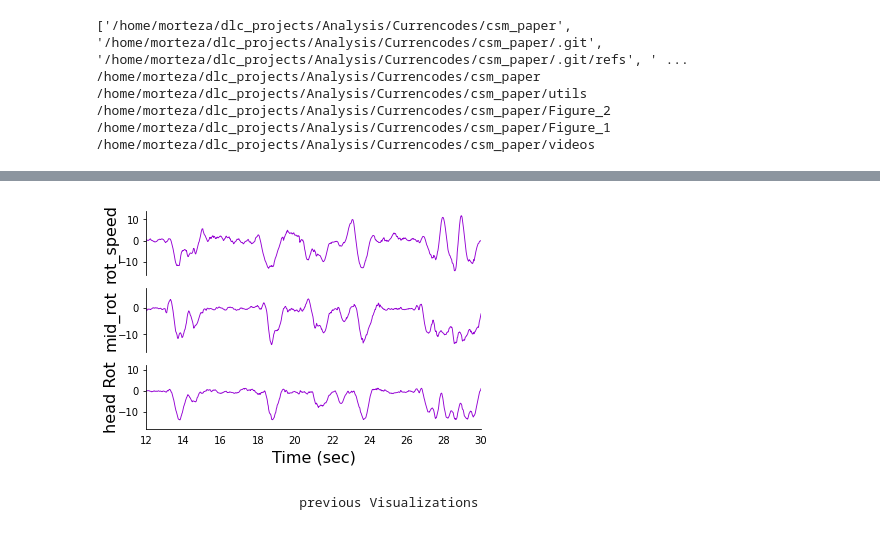
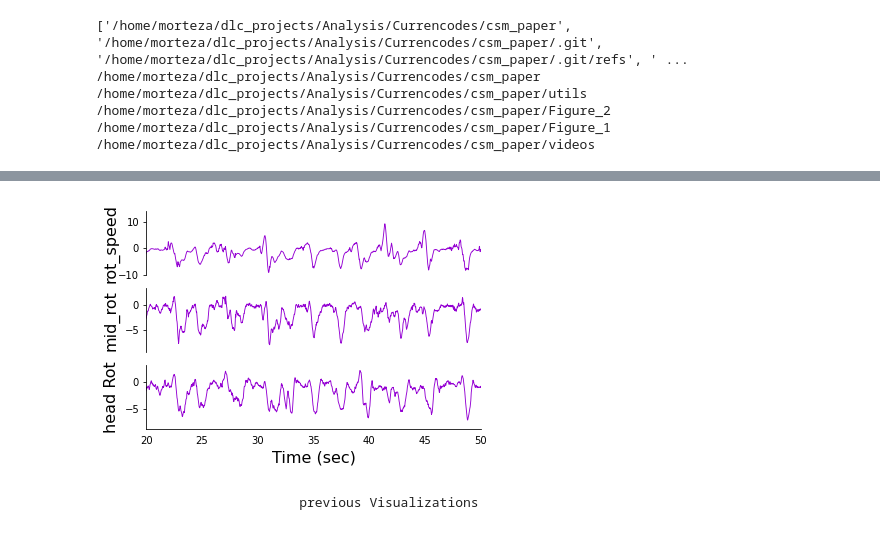
Before and after one commit to MorterzaAbbaszadeh/CSM_paper, a Jupyter notebook: Figure_1/open_field_visalization.ipynb, the cells around one changed output, grey strips where cells are left out. Drawn from its saved outputs; the diff is of its cells as text; code cells hidden in the pictures.

```diff
--- a/Figure_1/open_field_visalization.ipynb
+++ b/Figure_1/open_field_visalization.ipynb
@@ -45,7 +59,7 @@ IndexError: index 2 is out of bounds for axis 0 with size 2
 # %%
-ax=vis_config.visualize_rot_speed(db, 12, 30, 7000, 50, 'LD-3mg')
+ax=vis_config.visualize_rot_speed(db, 20, 50, 7000, 50, 'LD-3mg')
 # %% [output]
-[figure, old version]
+[figure, new version]
 # %% [markdown]
                             previous Visualizations
 # %%
```
Also changed, not shown: parts of 5 cells of this notebook, 6 other files.
